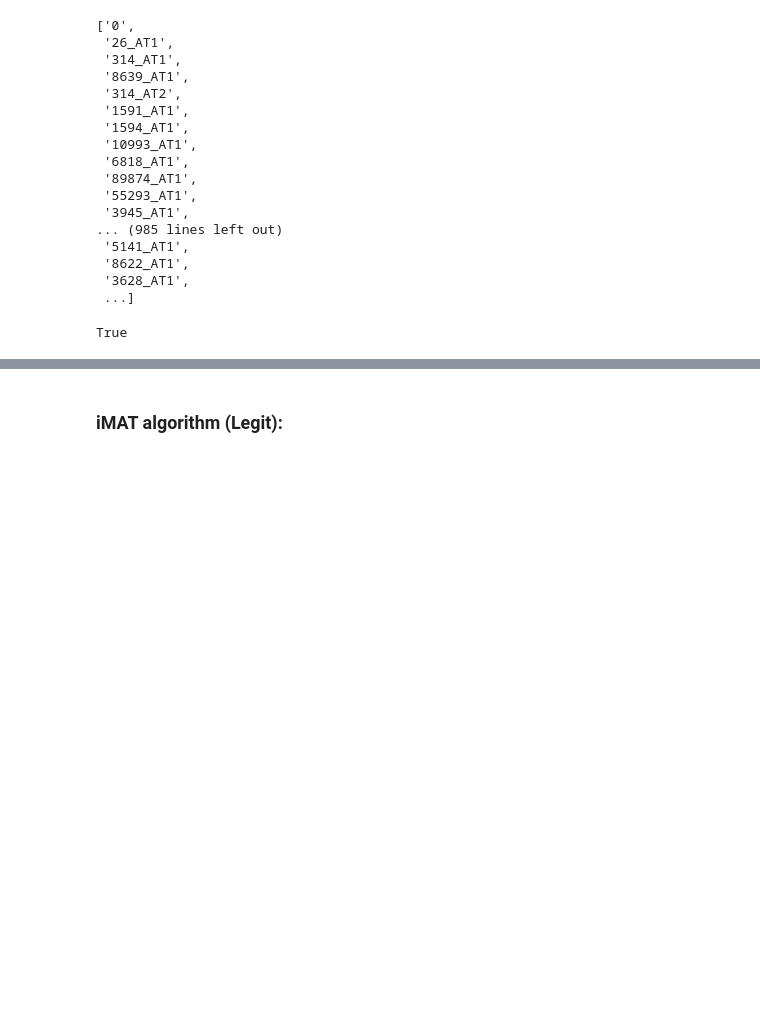
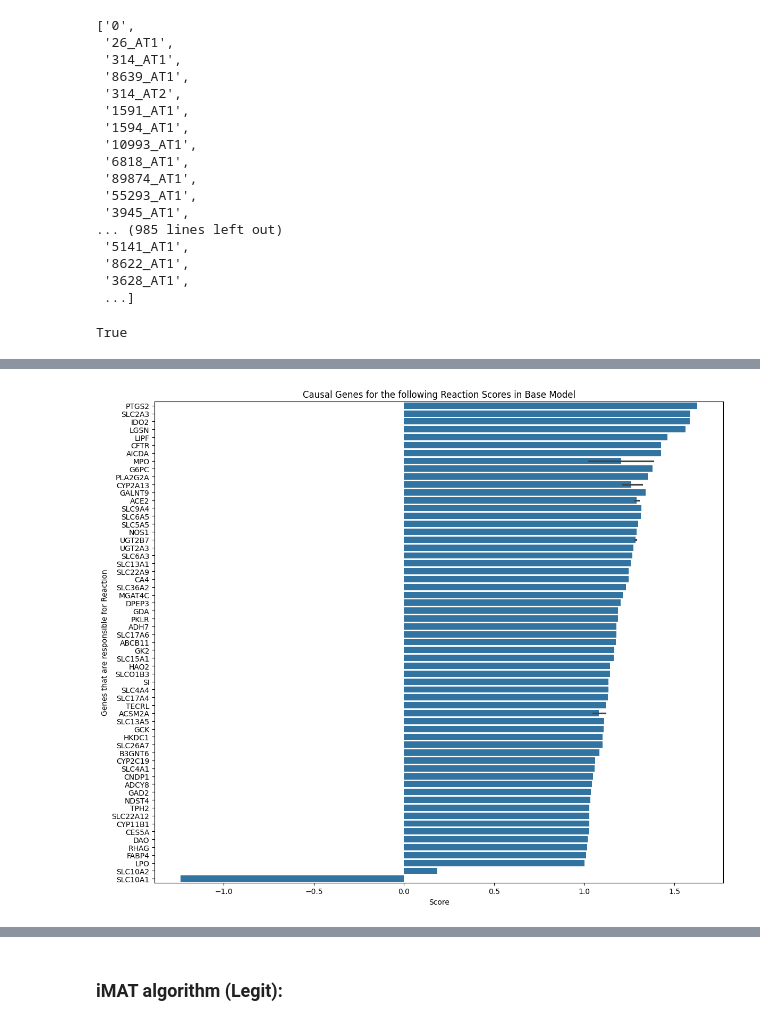
Before and after one commit to KarthikDani/PHCCOProject, a Jupyter notebook: EMT/recon3d.ipynb, the cells around one changed output, grey strips where cells are left out. Saved outputs shown, nothing was run; the diff lists cells and outputs as text; code cells hidden in the pictures; blank space fills up the shorter version.

```diff
--- a/EMT/recon3d.ipynb
+++ b/EMT/recon3d.ipynb
@@ -297,0 +347,34 @@ Reactions to Remove: {'S6T1g', 'ACOAR5m', 'r1666', 'C05770te4', 'HMR_0795', 'SER
+# %%
+def map_genes_to_reactions(model, expression_dict):
+    reaction_scores = []
+
+    for gene in model.genes:
+        genes_reactions = gene.reactions
+        expressions = expression_dict.get(gene.name, 0)
+
+        for reaction in genes_reactions:
+            if isinstance(expressions, list):
+                if reaction.name in [entry['Reaction'] for entry in reaction_scores]:
+                    # Average the expressions in case of multiple scores
+                    existing_entry = next(entry for entry in reaction_scores if entry['Reaction'] == reaction.name)
+                    existing_entry['Score'] = (existing_entry['Score'] + sum(expressions) / len(expressions)) / 2
+                else:
+                    reaction_scores.append({'Gene': gene.name,
+                                            'ReactionID': reaction.id,
+                                            'Reaction': reaction.name,
+                                            'Score': sum(expressions) / len(expressions)})
+            else:
+                if reaction.name in [entry['Reaction'] for entry in reaction_scores]:
+                    existing_entry = next(entry for entry in reaction_scores if entry['Reaction'] == reaction.name)
+                    existing_entry['Score'] = (existing_entry['Score'] + expressions) / 2
+                else:
+                    reaction_scores.append({'Gene': gene.name,
+                                            'ReactionID': reaction.id,
+                                            'Reaction': reaction.name,
+                                            'Score': expressions})
+
+    return reaction_scores
+
+reaction_scores = map_genes_to_reactions(base_model, filtered_dict)
+reaction_scores_df = pd.DataFrame(reaction_scores)
+reaction_scores_df
@@ -297,0 +395,13 @@ Reactions to Remove: {'S6T1g', 'ACOAR5m', 'r1666', 'C05770te4', 'HMR_0795', 'SER
+# %%
+# Sort reaction_scores_df by 'Score' in descending order
+reaction_scores_df = reaction_scores_df.sort_values(by='Score', ascending=False)
+
+plt.figure(figsize=(12, 10))
+sns.barplot(x='Score', y='Gene', data=reaction_scores_df)
+plt.xlabel('Score')
+plt.ylabel('Genes that are responsible for Reaction')
+plt.title('Causal Genes for the following Reaction Scores in Base Model')
+plt.tight_layout()
+plt.show()
+# %% [output]
+[figure, added]
```
Also changed, not shown: parts of 19 cells of this notebook, 8 other files.
